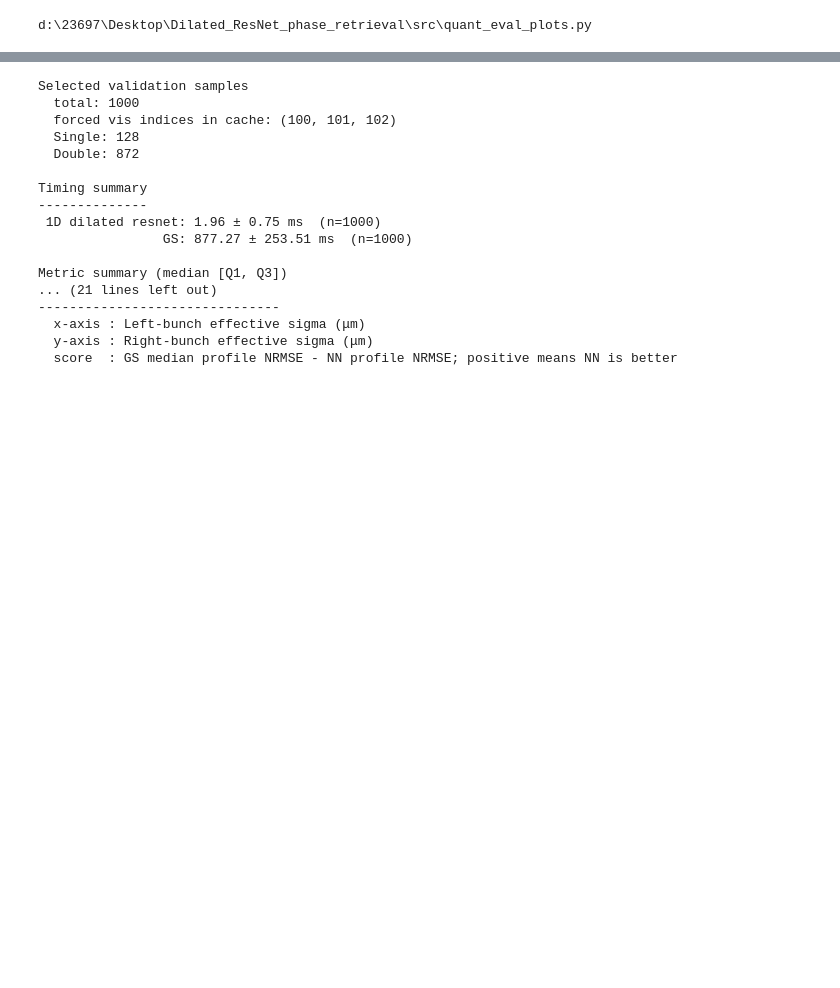
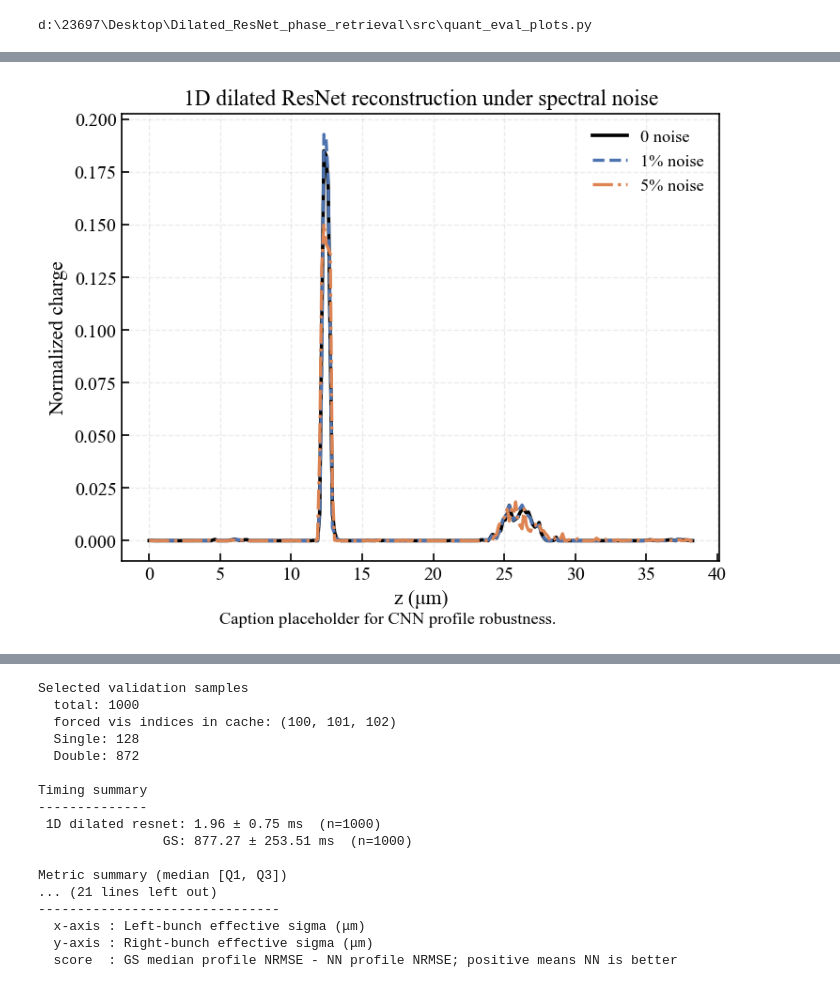
Before and after one commit to zewu-bi/Dilated_ResNet_phase_retrieval, a Jupyter notebook: 1D_Dilated_ResNet.ipynb, the cells around one changed output, grey strips where cells are left out. Saved outputs shown, nothing was run; the diff lists cells and outputs as text; code cells hidden in the pictures; blank space fills up the shorter version.

```diff
--- a/1D_Dilated_ResNet.ipynb
+++ b/1D_Dilated_ResNet.ipynb
@@ -448,0 +391,97 @@ plt.show()
+# %%
+# -------- 左图：只控制展示哪几条代表性曲线 --------
+rep_levels = (1e-2, 5e-2)
+rep_labels = ("1% noise", "5% noise")
+rep_colors = ("#4C72B0", "#DD8452")
+rep_linestyles = ("--", "-.")
+
+# -------- 右图：单独控制扫描区间 --------
+right_noise_levels_log = np.logspace(np.log10(1e-4), np.log10(1e-2), 15)
+right_noise_levels_linear = np.linspace(1e-2, 5e-2, 15)
+
+idx = 100
+
+# ========= 1) 先分别计算 NN / GS 的 diagnostics =========
+diag_nn = qep.get_noise_robustness_nn_diagnostics(
+    model=model,
+    val_dataset=val_dataset,
+    idx=idx,
+    device=device,
+    dx_um=dx_um,
+    fwhm_center=fwhm_center,
+    align_by_fwhm=align_by_fwhm,
+    rep_levels=rep_levels,
+    right_noise_levels=right_noise_levels_log,
+    n_trials=50,
+)
+
+diag_gs = qep.get_noise_robustness_gs_diagnostics(
+    val_dataset=val_dataset,
+    idx=idx,
+    device=device,
+    dx_um=dx_um,
+    fwhm_center=fwhm_center,
+    align_by_fwhm=align_by_fwhm,
+    forward_spectrum_fft=forward_spectrum_fft,
+    gerchberg_saxton_1d_torch=gerchberg_saxton_1d_torch,
+    rep_levels=rep_levels,
+    right_noise_levels=right_noise_levels_log,
+    n_trials=50,
+    gs_seed_fixed=0,
+    gs_iters=2000,
+    use_support=True,
+    support_width_um=30.0,
+)
+
+# ========= 2) NN 左图单独成图 =========
+fig, ax = qep.plot_noise_robustness_left_from_diagnostics(
+    diag_nn,
+    figsize=(6.4, 5.0),
+    title="1D dilated ResNet reconstruction under spectral noise",
+    left_ylabel="Normalized charge",
+    baseline_label="0 noise",
+    rep_labels=rep_labels,
+    rep_colors=rep_colors,
+    rep_linestyles=rep_linestyles,
+    baseline_color="black",
+    legend_loc="upper right",
+    caption="Caption placeholder for CNN profile robustness.",
+)
+plt.show()
+
+# ========= 3) GS 左图单独成图 =========
+fig, ax = qep.plot_noise_robustness_left_from_diagnostics(
+    diag_gs,
+    figsize=(6.4, 5.0),
+    title="GS reconstruction under spectral noise",
+    left_ylabel="Normalized charge",
+    baseline_label="0 noise",
+    rep_labels=rep_labels,
+    rep_colors=rep_colors,
+    rep_linestyles=rep_linestyles,
+    baseline_color="black",
+    legend_loc="upper right",
+    caption="Caption placeholder for GS profile robustness.",
+)
+plt.show()
+
+# ========= 4) 右图合并：NN vs GS 同图比较 =========
+fig, ax = qep.plot_noise_robustness_comparison(
+    [diag_nn, diag_gs],
+    figsize=(7.2, 5.0),
+    title="Noise robustness comparison",
+    xlabel_noise="Noise level",
+    right_ylabel="Peak-weighted relative error to zero-noise output",
+    right_xscale="log",   # 改成 "linear" 也行
+    curve_labels=("1D dilated ResNet", "GS"),
+    curve_colors=("#E66100", "#2C7FB8"),
+    curve_linestyles=("-", "--"),
+    show_boxes=True,      # 不想要半透明箱线图就改成 False
+    box_alpha=0.14,
+    legend_loc="upper left",
+    baseline_color="black",
+    caption="Caption placeholder for NN-vs-GS noise robustness comparison.",
+)
+plt.show()
+# %% [output]
+[figure, added]
```
Also changed, not shown: parts of 2 cells of this notebook, 1 other file.
